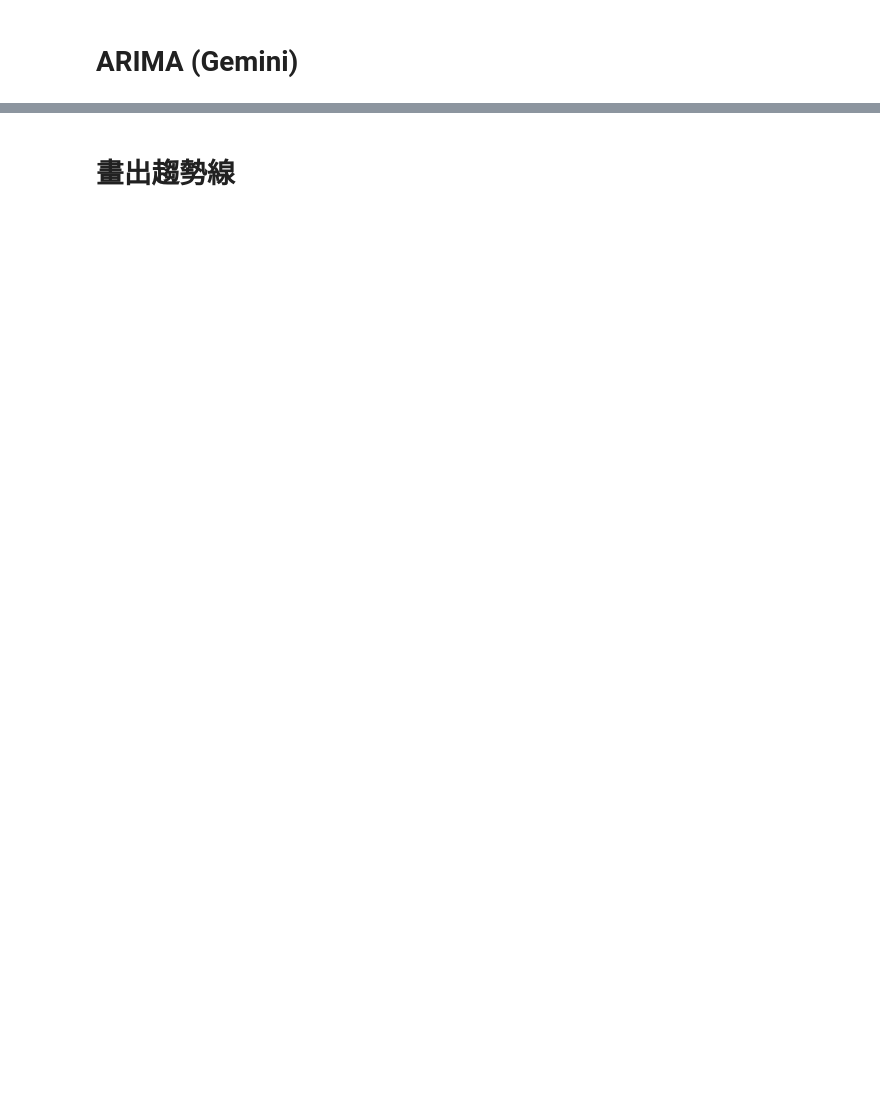
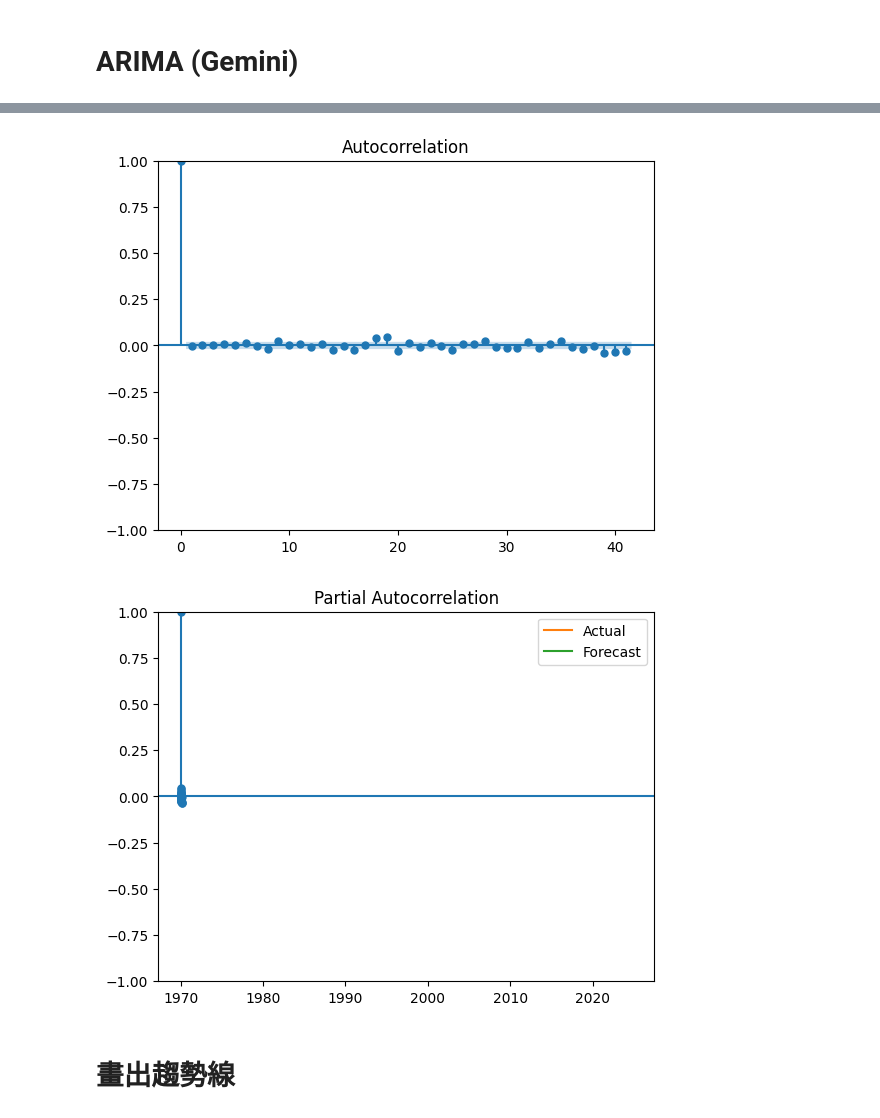
Before and after one commit to PuiPu/data_sci_final_project, a Jupyter notebook: ARIMA.ipynb, the cells around one changed output, grey strips where cells are left out. Drawn from its saved outputs; the diff is of its cells as text; code cells hidden in the pictures; blank space fills up the shorter version.

```diff
--- a/ARIMA.ipynb
+++ b/ARIMA.ipynb
@@ -49,3 +87,19 @@ Freq: D, Name: predicted_mean, dtype: float64
+# %%
+from statsmodels.graphics.tsaplots import plot_acf, plot_pacf
+
+# 檢查模型殘差的 ACF 和 PACF
+residuals = model_fit.resid
+plot_acf(residuals)
+plot_pacf(residuals)
+
+# 繪製模型預測值和實際值的圖表
+plt.plot(test_data.index, test_data['Close'], label='Actual')
+plt.plot(forecast_index, forecast, label='Forecast')
+plt.legend()
+plt.show()
+# %% [output]
+[figure, added]
+[figure, added]
 # %% [markdown]
 # 畫出趨勢線
 # %%
```
Also changed, not shown: parts of 10 cells of this notebook.
